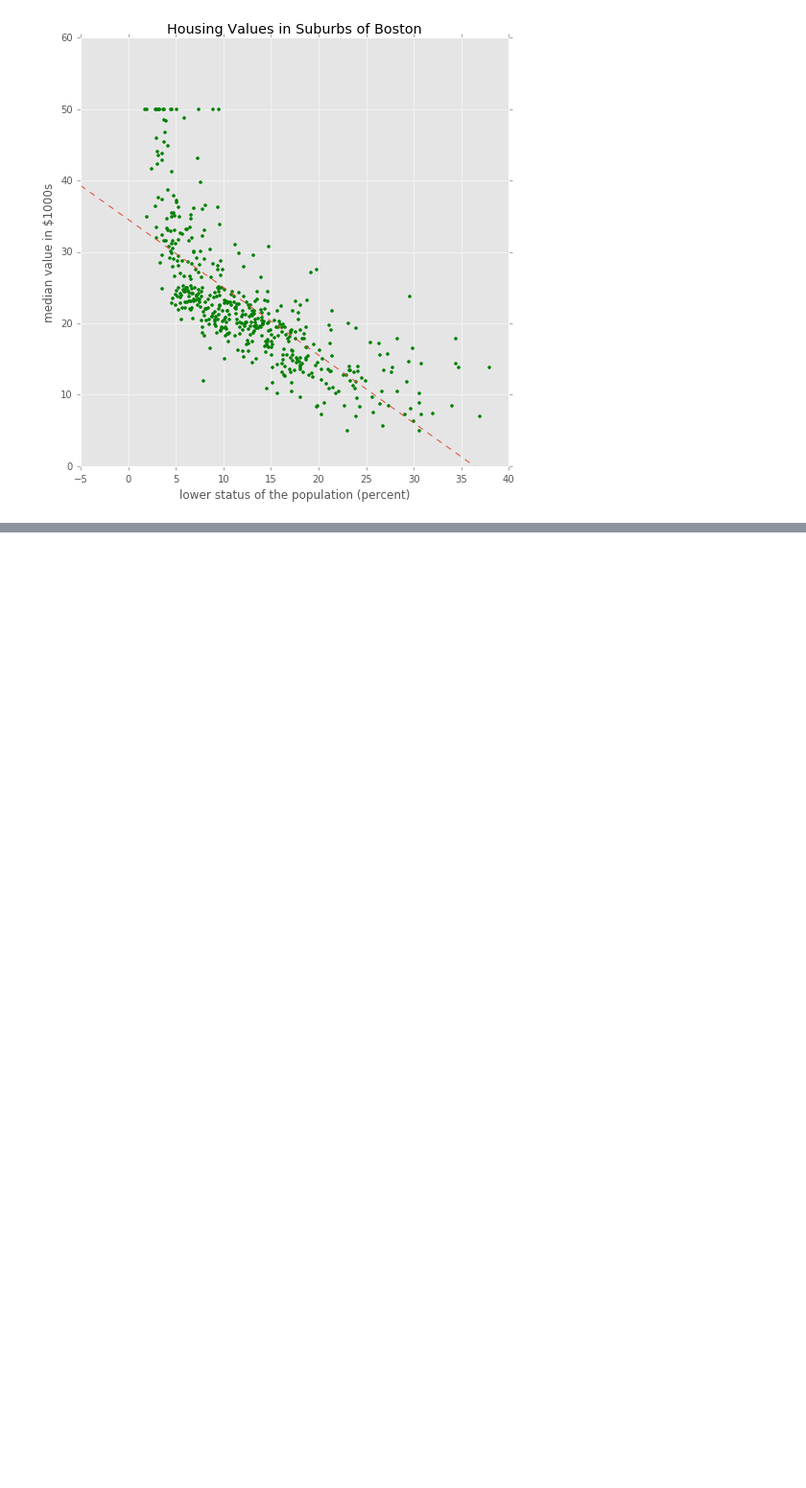
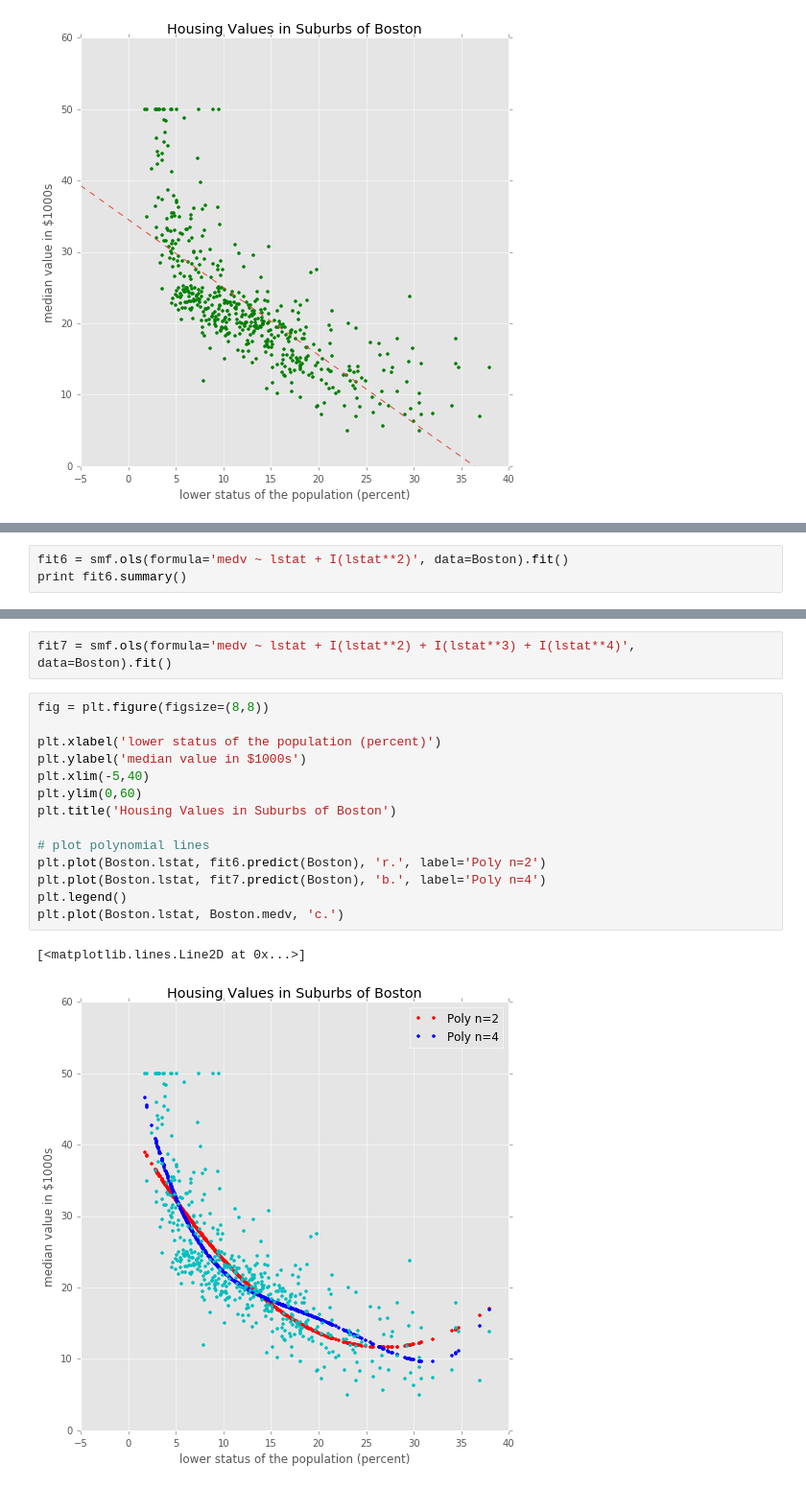
Before and after one commit to GucciTheCarpenter/ISLR_labs, a Jupyter notebook: ch03_Linear_Regression/regression.ipynb, the cells around one changed output, grey strips where cells are left out. Shown at 96% size. Drawn from its saved outputs; the diff is of its cells as text; blank space fills up the shorter version.

```diff
--- a/ch03_Linear_Regression/regression.ipynb
+++ b/ch03_Linear_Regression/regression.ipynb
@@ -165,0 +343,3 @@ plt.title('Housing Values in Suburbs of Boston')
+# %%
+fit6 = smf.ols(formula='medv ~ lstat + I(lstat**2)', data=Boston).fit()
+print fit6.summary()
@@ -165,0 +364,19 @@ plt.title('Housing Values in Suburbs of Boston')
+# %%
+fit7 = smf.ols(formula='medv ~ lstat + I(lstat**2) + I(lstat**3) + I(lstat**4)', data=Boston).fit()
+# %%
+fig = plt.figure(figsize=(8,8))
+
+plt.xlabel('lower status of the population (percent)')
+plt.ylabel('median value in $1000s')
+plt.xlim(-5,40)
+plt.ylim(0,60)
+plt.title('Housing Values in Suburbs of Boston')
+
+# plot polynomial lines
+plt.plot(Boston.lstat, fit6.predict(Boston), 'r.', label='Poly n=2')
+plt.plot(Boston.lstat, fit7.predict(Boston), 'b.', label='Poly n=4')
+plt.legend()
+plt.plot(Boston.lstat, Boston.medv, 'c.')
+# %% [output]
+[<matplotlib.lines.Line2D at 0x...>]
+[figure, added]
```
Also changed, not shown: parts of 43 cells of this notebook.
